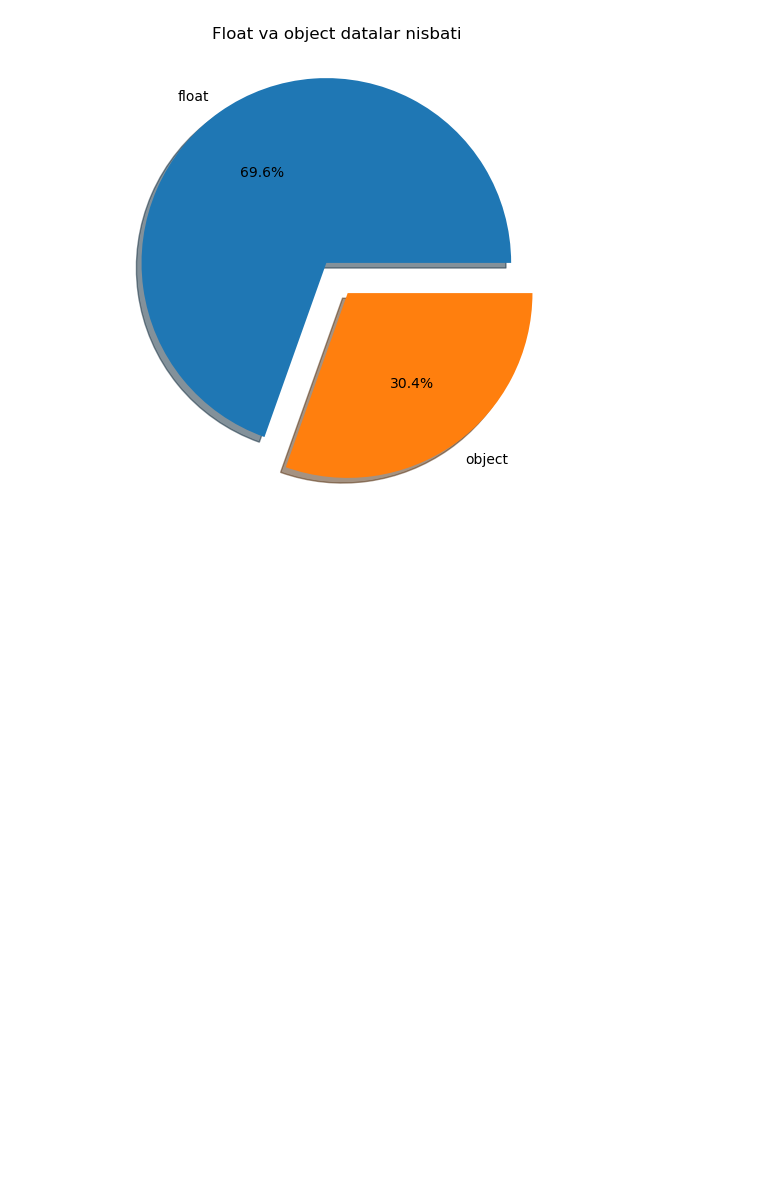
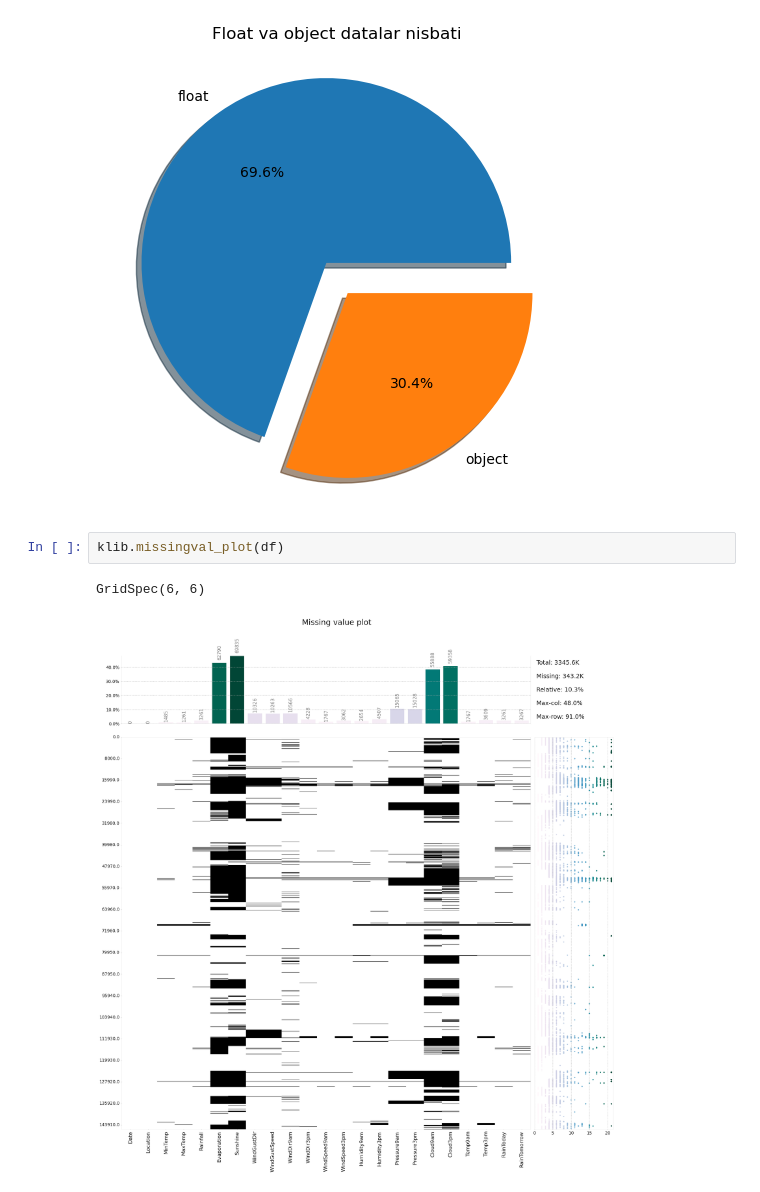
Before and after one commit to bunyod123/AI-DARSLAR, a Jupyter notebook: MidTermProject/data_analysis/data_check.ipynb, the cells around one changed output. Saved outputs shown, nothing was run; the diff lists cells and outputs as text; blank space fills up the shorter version.

```diff
--- a/MidTermProject/data_analysis/data_check.ipynb
+++ b/MidTermProject/data_analysis/data_check.ipynb
@@ -58,3 +62,8 @@ plt.title('Float va object datalar nisbati')
 plt.show()
 # %% [output]
 [figure]
+# %%
+klib.missingval_plot(df)
+# %% [output]
+GridSpec(6, 6)
+[figure, added]
```
Also changed, not shown: parts of 2 cells of this notebook.
